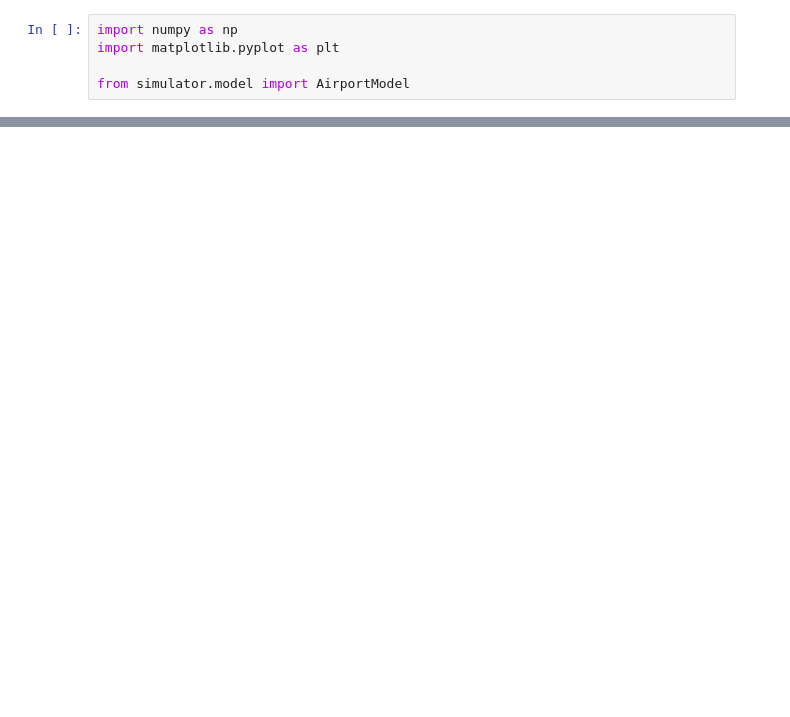
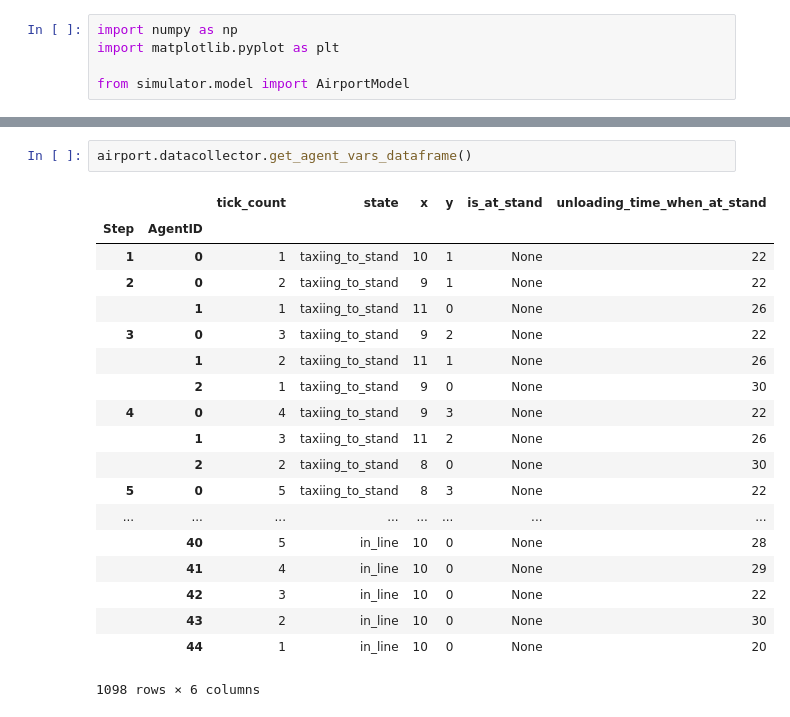
Before and after one commit to Aylr/airport-simulator, a Jupyter notebook: plot_experiments.ipynb, the cells around one changed output, grey strips where cells are left out. Cells and saved outputs as stored; diff of their text form; blank space fills up the shorter version.

```diff
--- a/plot_experiments.ipynb
+++ b/plot_experiments.ipynb
@@ -28,0 +34,22 @@ plt.show()
+# %%
+airport.datacollector.get_agent_vars_dataframe()
+# %% [output]
+|  |  | tick_count | state | x | y | is_at_stand | unloading_time_when_at_stand |
+| Step | AgentID |  |  |  |  |  |  |
+| 1 | 0 | 1 | taxiing_to_stand | 10 | 1 | None | 22 |
+| 2 | 0 | 2 | taxiing_to_stand | 9 | 1 | None | 22 |
+|  | 1 | 1 | taxiing_to_stand | 11 | 0 | None | 26 |
+| 3 | 0 | 3 | taxiing_to_stand | 9 | 2 | None | 22 |
+|  | 1 | 2 | taxiing_to_stand | 11 | 1 | None | 26 |
+|  | 2 | 1 | taxiing_to_stand | 9 | 0 | None | 30 |
+| 4 | 0 | 4 | taxiing_to_stand | 9 | 3 | None | 22 |
+|  | 1 | 3 | taxiing_to_stand | 11 | 2 | None | 26 |
+|  | 2 | 2 | taxiing_to_stand | 8 | 0 | None | 30 |
+| 5 | 0 | 5 | taxiing_to_stand | 8 | 3 | None | 22 |
+| ... | ... | ... | ... | ... | ... | ... | ... |
+|  | 40 | 5 | in_line | 10 | 0 | None | 28 |
+|  | 41 | 4 | in_line | 10 | 0 | None | 29 |
+|  | 42 | 3 | in_line | 10 | 0 | None | 22 |
+|  | 43 | 2 | in_line | 10 | 0 | None | 30 |
+|  | 44 | 1 | in_line | 10 | 0 | None | 20 |
+1098 rows × 6 columns
```
Also changed, not shown: parts of 5 cells of this notebook, 2 other files.
